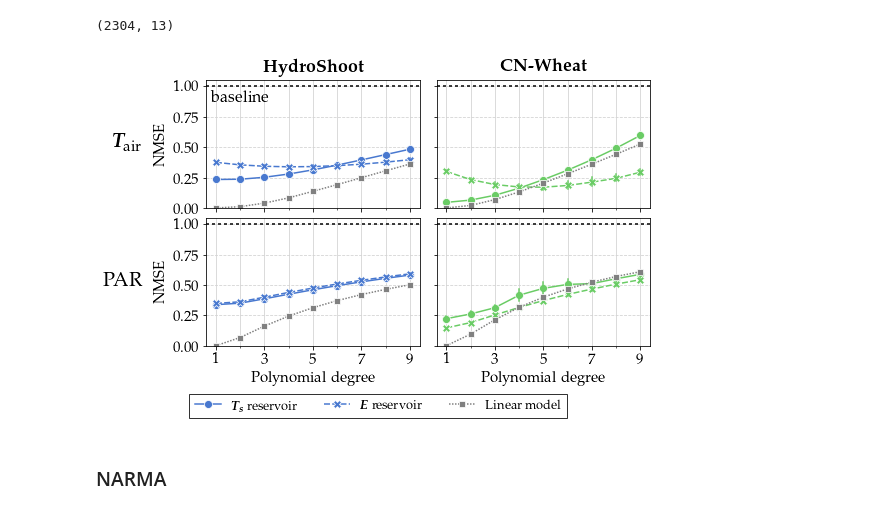
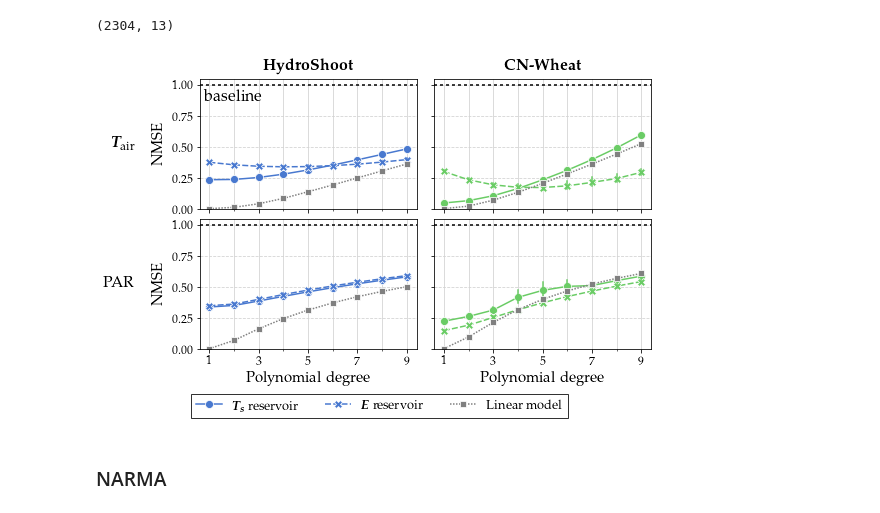
Before and after one commit to mcndt/thesis-plant-reservoir-computing, a Jupyter notebook: notebooks/regression_tests/Figures_Scores_comp_bench.ipynb, the cells around one changed output. Saved outputs shown, nothing was run; the diff lists cells and outputs as text; code cells hidden in the pictures.

```diff
--- a/notebooks/regression_tests/Figures_Scores_comp_bench.ipynb
+++ b/notebooks/regression_tests/Figures_Scores_comp_bench.ipynb
@@ -147,15 +147,16 @@ with plt.style.context('seaborn-muted'):
       # ax.set_title(f'{target} / {dataset}')
       ax.set(xlabel=r'Delay [\unit{h}]', ylabel='NMSE')
       if col == 0:
-        ax.annotate(input_symbols[target], (-0.3, 0.5), xycoords='axes fraction', va='center', ha='right', fontsize=20)
+        ax.annotate(input_symbols[target], (-0.3, 0.5), xycoords='axes fraction', va='center', ha='right', fontsize=16)
       if row == 0:
-        ax.annotate(f'\\textbf{{{dataset}}}', (0.5, 1.07), xycoords='axes fraction', ha='center', fontsize=18)
+        ax.annotate(f'\\textbf{{{dataset}}}', (0.5, 1.07), xycoords='axes fraction', ha='center', fontsize=16)
 
       # Axes
       ax.xaxis.set_major_locator(MultipleLocator(2))
       ax.xaxis.set_minor_locator(MultipleLocator(1))
       ax.grid(axis='x', linestyle='solid', color='lightgrey', which='both')
       ax.grid(axis='y', linestyle='dashed', color='lightgrey', which='both')
+      ax.tick_params(axis='both', which='both', labelsize=12)
 
       ax.set_ylim(0, 1.05)
       ax.set_yticks([0, 0.25, 0.5, 0.75, 1])
@@ -204,36 +205,37 @@ with plt.style.context('seaborn-muted'):
       # Labeling
       # ax.set_title(f'{target} / {dataset}')
       ax.set(xlabel=r'Polynomial degree', ylabel='NMSE')
       if col == 0:
-        ax.annotate(input_symbols[target], (-0.3, 0.5), xycoords='axes fraction', va='center', ha='right', fontsize=20)
+        ax.annotate(input_symbols[target], (-0.3, 0.5), xycoords='axes fraction', va='center', ha='right', fontsize=16)
       if row == 0:
-        ax.annotate(f'\\textbf{{{dataset}}}', (0.5, 1.07), xycoords='axes fraction', ha='center', fontsize=18)
+        ax.annotate(f'\\textbf{{{dataset}}}', (0.5, 1.07), xycoords='axes fraction', ha='center', fontsize=16)
 
       # Axes
       ax.xaxis.set_major_locator(FixedLocator([1, 3, 5, 7, 9]))
       ax.xaxis.set_minor_locator(MultipleLocator(1))
       ax.grid(axis='x', linestyle='solid', color='lightgrey', which='both')
       ax.grid(axis='y', linestyle='dashed', color='lightgrey', which='both')
+      ax.tick_params(axis='both', which='both', labelsize=12)
 
       ax.set_ylim(0, 1.05)
       ax.set_yticks([0, 0.25, 0.5, 0.75, 1])
       ax.axhline(1, color='black', dashes=(2,2))
       if ax is axs.flatten()[0]:
         ax.annotate('baseline', (0.017, 0.83), fontsize=16, xycoords='axes fraction')
 
       # Cleanup
       if ax is axs.flatten()[0]:
         labels = [f"{res_symbols[l]} reservoir" for l in ax.get_legend_handles_labels()[1][:-1]] + ['Linear model']
         fig.legend(labels, loc='lower center', fancybox=False, shadow=False, ncol=3,
                    frameon=True, edgecolor='black', bbox_to_anchor=(0.5, -0.06), fontsize=13)
       ax.get_legend().remove()
 
 
   plt.tight_layout()
   plt.subplots_adjust(wspace=0.08, hspace=0.08)
   plt.savefig('comp_polynomial_perf.png', dpi=200, facecolor='white', bbox_inches='tight')
 # %% [output]
-[figure, old version]
+[figure, new version]
 # %% [markdown]
 ### NARMA
 # %%
```
Also changed, not shown: parts of 2 cells of this notebook, 3 other files.
